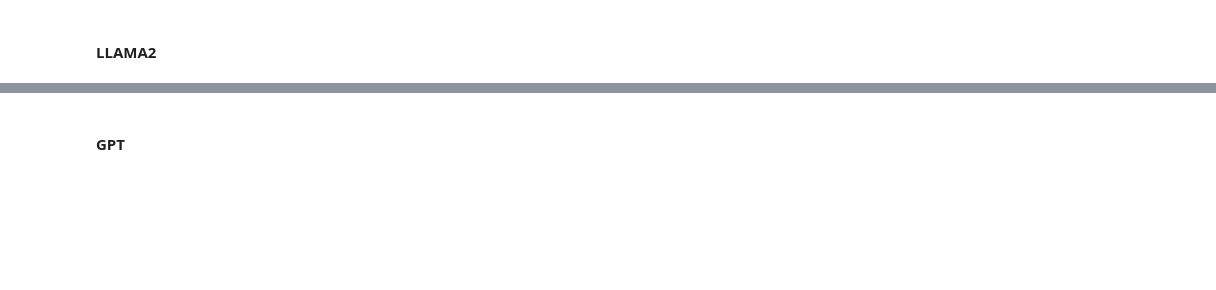
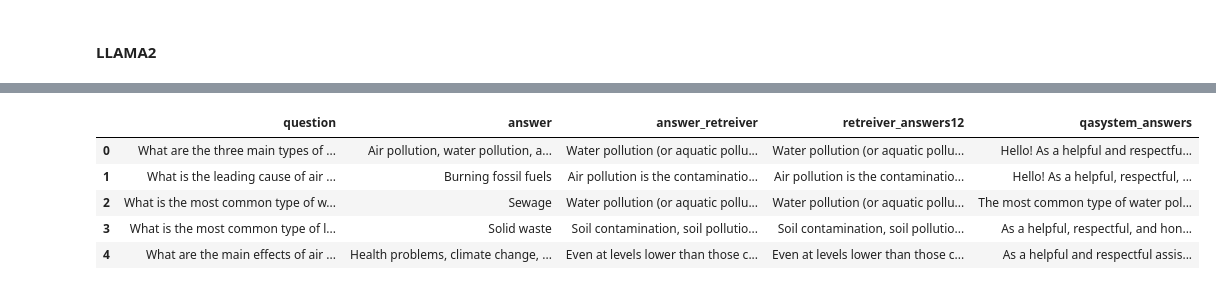
Before and after one commit to mattseb/tesis-qa-system, a Jupyter notebook: evaluations/evaluaciones.ipynb, the cells around one changed output, grey strips where cells are left out. Saved outputs shown, nothing was run; the diff lists cells and outputs as text; code cells hidden in the pictures; blank space fills up the shorter version.

```diff
--- a/evaluations/evaluaciones.ipynb
+++ b/evaluations/evaluaciones.ipynb
@@ -58,10 +35,8 @@ print(len(embeddings))
 # %%
 # Assuming you have a JSON file named 'your_file.json'
-file_path = 'C:\\Users\\sotof\\OneDrive - Universidad Técnica Particular de Loja - UTPL\\NOVENO\\Tesis\\tesis-qa-system\\evaluations\\question_bank.json'
-
+file_path = 'C:\\Users\\mateo\\Documents\\Universidad\\Tesis\\tesis-qa-system\\evaluations\\question_bank.json'
 # Read the JSON file and convert it to a DataFrame
 df = pd.read_json(file_path)
-
 # Display the DataFrame
 df
 # %% [output]
@@ -553,6 +378,7 @@ df['cosine_similarity'] = retreiver_anwers
 # %% [markdown]
 #### LLAMA2
 # %%
+import re
 def llama_with_context(model_path_value,topic_value, prompt_value,
                        context_value, prompt_template_value, max_tokens_value,
                        temperature_value, top_p_value, repeat_penalty_value,
@@ -560,9 +386,10 @@ def llama_with_context(model_path_value,topic_value, prompt_value,
     lcpp_llm = None
     lcpp_llm = Llama(
         model_path=model_path_value,
-        n_threads=8, # CPU cores
+        n_threads=11, # CPU cores
         n_batch=1024, # Should be between 1 and n_ctx, consider the amount of VRAM in your GPU.
-        n_gpu_layers=32 # Change this value based on your model and your GPU VRAM pool.
+        n_gpu_layers=32, # Change this value based on your model and your GPU VRAM pool.
+        n_ctx=2048
         )
 
     #See the number of layers in GPU
@@ -585,6 +412,17 @@ def llama_with_context(model_path_value,topic_value, prompt_value,
                     repeat_penalty=repeat_penalty_value,
                     top_k = top_k_value,
                     echo= echo_value)
+    prueba_respuesta = response["choices"][0]["text"]
+    pattern = r'\[INST\].*?\[/INST\]\s*(.*)'
+    match = re.search(pattern, prueba_respuesta, re.DOTALL)
+    if match:
+        extracted_content = match.group(1)
+        print(extracted_content)
+        response = extracted_content
+    else:
+        print("No se encontró el contenido deseado.")
 
-    respuesta = response["choices"][0]["text"].split("[/INST]")[1]
+    # print(response["choices"][0]["text"].split("[/INST]"))
+    response = extracted_content
+    return response
 # %%
@@ -615,8 +454,8 @@ respuesta = llama_with_context(model_path, topic, prompt, context, prompt_templa
 llama_answers = []
 retreiver_anwers = []
 
-
-for i in range(len(df.head(1))):
+df = df
+for i in range(len(df)):
 
     question = df.loc[i, 'question']
 
@@ -631,14 +470,14 @@ for i in range(len(df.head(1))):
     topic = 'Contamination'
     #template
     prompt_template=f'''[INST] <<SYS>>
-    You are a helpful, respectful and honest assistant. Always answer as helpfully as possible, while being safe. Your answers should not include any harmful, unethical, racist, sexist, toxic, dangerous, or illegal content. Please ensure that your responses are socially unbiased and positive in nature. If a question does not make any sense, or is not factually coherent, explain why instead of answering something not correct. If you don't know the answer to a question, please don't share false information.
-    also you are a {topic} expert, answer questions about {topic} as best as you can with this context {context}.
-    </SYS>>\n{prompt}[/INST]'''
-    max_tokens=100000
-    temperature=0.5
+You are a helpful, respectful and honest assistant. Always answer as helpfully as possible, while being safe. Your answers should not include any harmful, unethical, racist, sexist, toxic, dangerous, or illegal content. Please ensure that your responses are socially unbiased and positive in nature. If a question does not make any sense, or is not factually coherent, explain why instead of answering something not correct. If you don't know the answer to a question, please don't share false information.
+also you are a {topic} expert, answer questions about {topic} as best as you can with this context {context}.
+</SYS>>\n{prompt}[/INST]'''
+    max_tokens=2500
+    temperature=0.1
     top_p=0.95
     repeat_penalty=1.2
-    top_k=150
+    top_k=100
     echo=True
 
     model_name_or_path = "TheBloke/Llama-2-13B-chat-GGML"
@@ -648,7 +487,8 @@ for i in range(len(df.head(1))):
 
     respuesta = llama_with_context(model_path, topic, prompt, context, prompt_template, max_tokens,  temperature, top_p, repeat_penalty, top_k, echo)
 
+
     llama_answers.append(respuesta)
 
-df['retreiver_answers'] = retreiver_anwers
+df['retreiver_answers12'] = retreiver_anwers
 df['qasystem_answers'] = llama_answers
@@ -655,2 +550,9 @@ df['qasystem_answers'] = llama_answers
-# %% [markdown]
-#### GPT
+# %%
+df.head()
+# %% [output]
+|  | question | answer | answer_retreiver | retreiver_answers12 | qasystem_answers |
+| 0 | What are the three main types of ... | Air pollution, water pollution, a... | Water pollution (or aquatic pollu... | Water pollution (or aquatic pollu... | Hello! As a helpful and respectfu... |
+| 1 | What is the leading cause of air ... | Burning fossil fuels | Air pollution is the contaminatio... | Air pollution is the contaminatio... | Hello! As a helpful, respectful, ... |
+| 2 | What is the most common type of w... | Sewage | Water pollution (or aquatic pollu... | Water pollution (or aquatic pollu... | The most common type of water pol... |
+| 3 | What is the most common type of l... | Solid waste | Soil contamination, soil pollutio... | Soil contamination, soil pollutio... | As a helpful, respectful, and hon... |
+| 4 | What are the main effects of air ... | Health problems, climate change, ... | Even at levels lower than those c... | Even at levels lower than those c... | As a helpful and respectful assis... |
```
Also changed, not shown: parts of 59 cells of this notebook, 6 other files.
